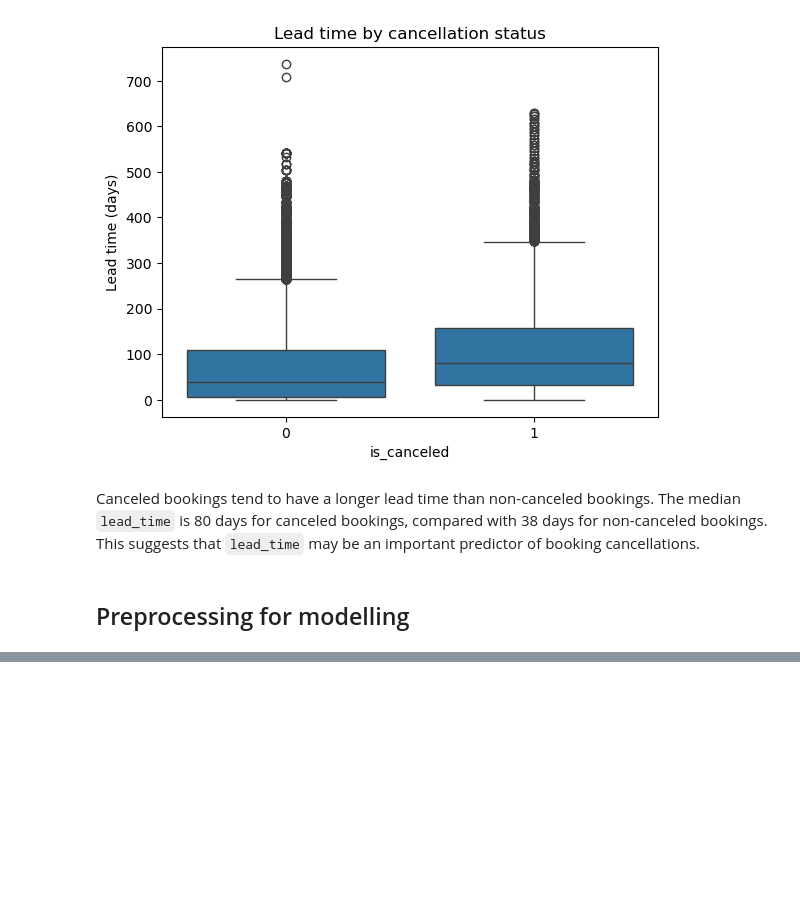
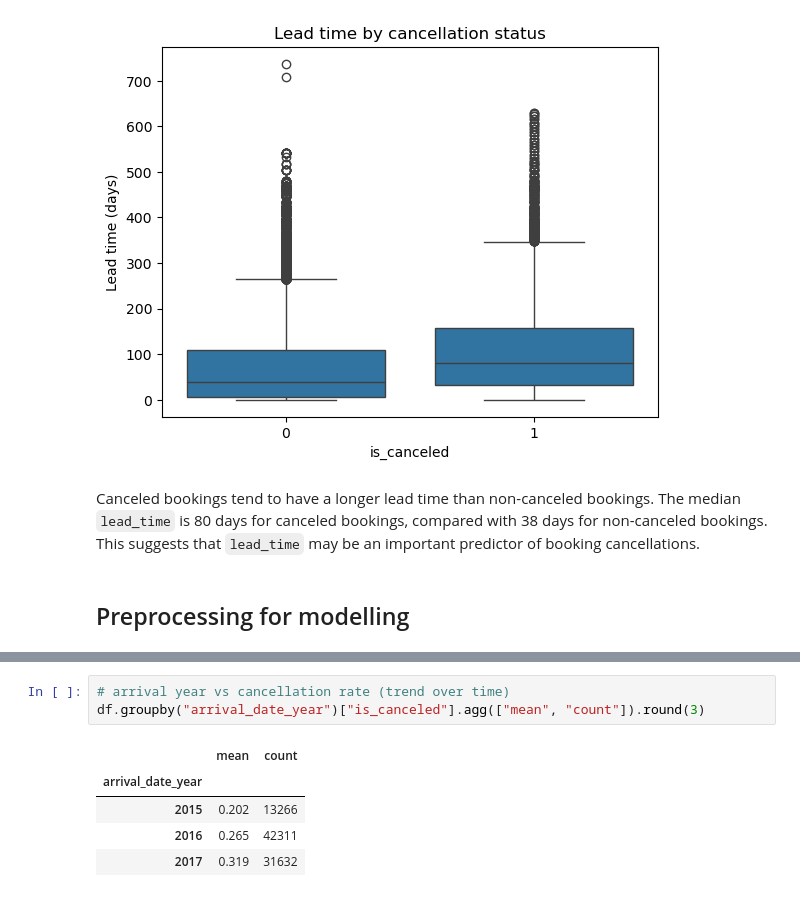
Before and after one commit to hadhanushkadesilva-web/hotel-cancellation-ml, a Jupyter notebook: notebooks/01_eda_preprocessing.ipynb, the cells around one changed output, grey strips where cells are left out. Saved outputs shown, nothing was run; the diff lists cells and outputs as text; blank space fills up the shorter version.

```diff
--- a/notebooks/01_eda_preprocessing.ipynb
+++ b/notebooks/01_eda_preprocessing.ipynb
@@ -341,0 +353,9 @@ df = df.drop(columns=["reservation_status", "reservation_status_date", "assigned
+# %%
+# arrival year vs cancellation rate (trend over time)
+df.groupby("arrival_date_year")["is_canceled"].agg(["mean", "count"]).round(3)
+# %% [output]
+|  | mean | count |
+| arrival_date_year |  |  |
+| 2015 | 0.202 | 13266 |
+| 2016 | 0.265 | 42311 |
+| 2017 | 0.319 | 31632 |
```
Also changed, not shown: parts of 7 cells of this notebook, 2 other files.
